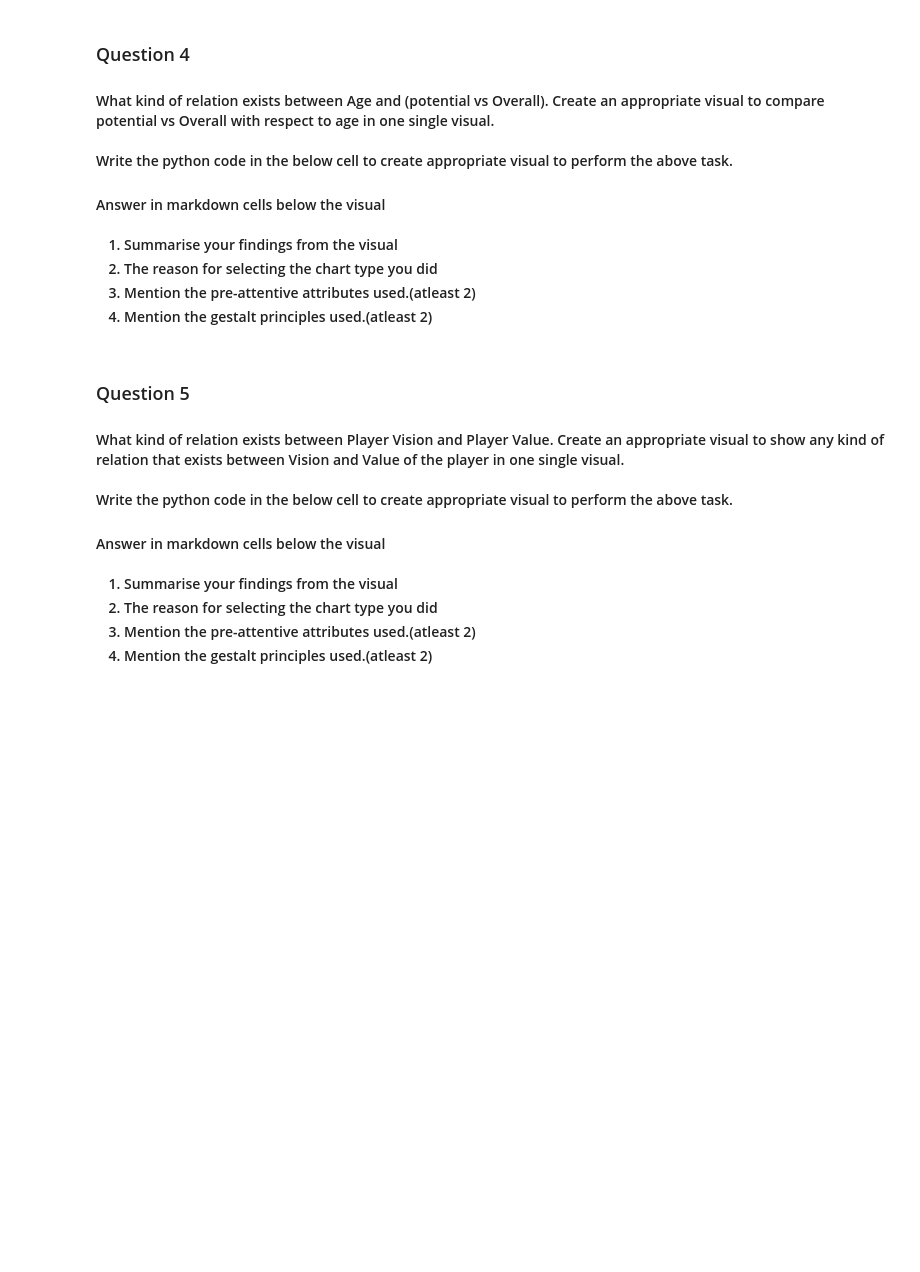
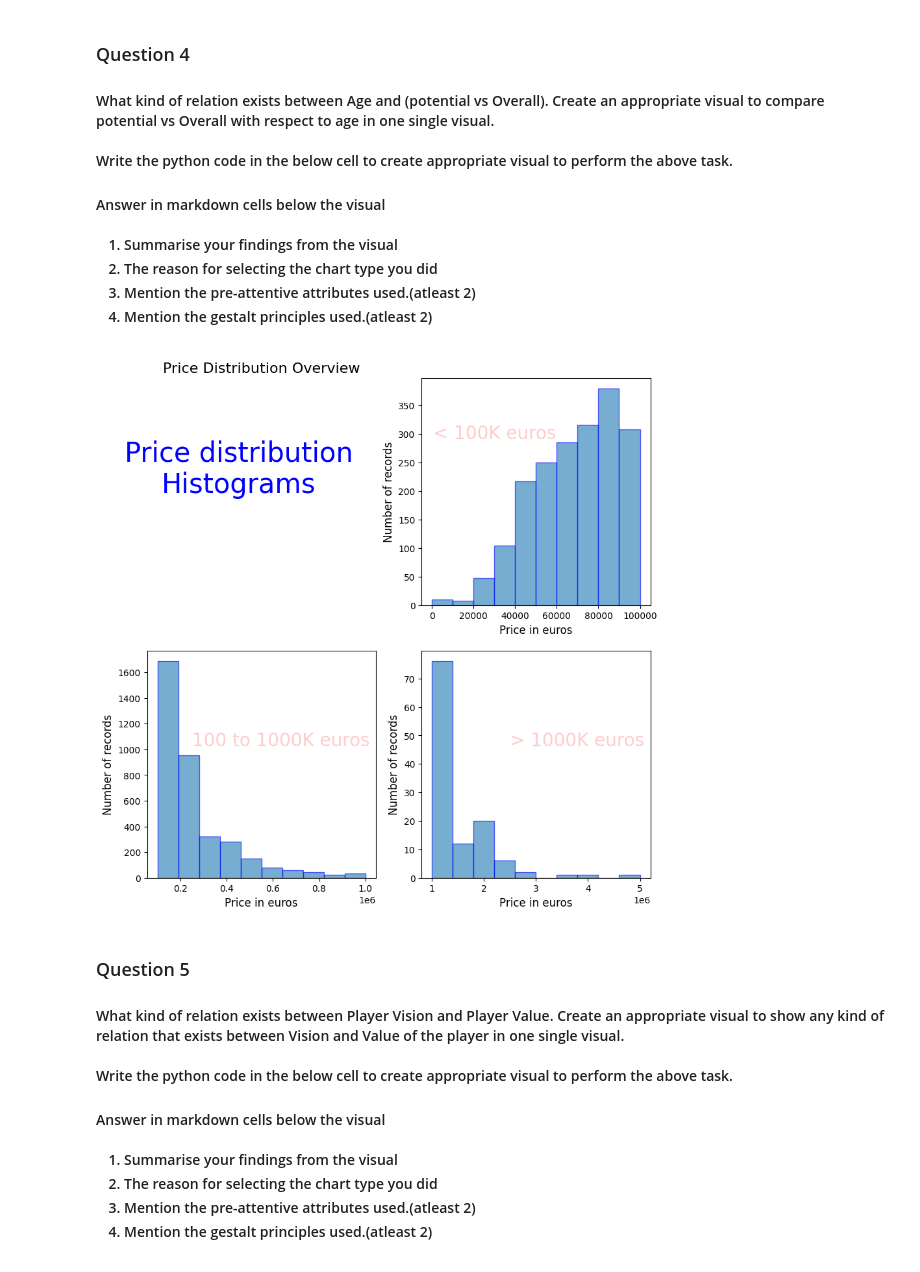
Before and after one commit to HarshaK1997/SEM2-DV, a Jupyter notebook: Part2/dvi-Python-ps1.ipynb, the cells around one changed output. Drawn from its saved outputs; the diff is of its cells as text; code cells hidden in the pictures; blank space fills up the shorter version.

```diff
--- a/Part2/dvi-Python-ps1.ipynb
+++ b/Part2/dvi-Python-ps1.ipynb
@@ -731,6 +749,80 @@ Write the python code in the below cell to create appropriate visual to perform
     <li>Mention the pre-attentive attributes used.(atleast 2)</li>
     <li>Mention the gestalt principles used.(atleast 2)</li>
 </ol>
+# %%
+# Histogram:
+
+fig = plt.figure(figsize=(10, 10))
+
+# Subplot 1
+ax0 = fig.add_subplot(221)
+ax0.set_title('Price Distribution Overview', fontsize=16)
+
+ax0.text(0.4, 0.6, 'Price distribution Histograms',
+         fontsize=30,
+         color='blue',
+         ha='center',
+         va='center',
+         wrap=True,
+         alpha=1)
+# Remove borders
+for spine in ax0.spines.values():
+    spine.set_visible(False)
+# Remove x and y ticks
+ax0.set_xticks([])
+ax0.set_yticks([])
+
+# Subplot 2
+ax1 = fig.add_subplot(222)
+ax1.hist(df['price_eur'],
+         edgecolor='blue',
+         bins=10,
+         range=(0, 100000),
+         alpha=0.6)
+ax1.text(30000, 300, '< 100K euros',
+         fontsize=20,
+         color='red',
+         ha='center',
+         va='center',
+         alpha=0.2)
+ax1.set_xlabel('Price in euros', size=12)
+ax1.set_ylabel('Number of records', size=12)
+
+# Subplot 3
+ax2 = fig.add_subplot(223)
+ax2.hist(df['price_eur'],
+         edgecolor='blue',
+         bins=10,
+         range=(100000, 1000000),
+         alpha=0.6)
+ax2.text(250000, 1000, '100 to 1000K euros',
+         fontsize=20,
+         color='red',
+         ha='left',
+         va='bottom',
+         alpha=0.2)
+ax2.set_xlabel('Price in euros', size=12)
+ax2.set_ylabel('Number of records', size=12)
+
+# Subplot 4
+ax3 = fig.add_subplot(224)
+ax3.hist(df['price_eur'],
+         edgecolor='blue',
+         bins=10,
+         range=(1000000, 5000000),
+         alpha=0.6)
+ax3.text(2500000, 45, '> 1000K euros',
+         fontsize=20,
+         color='red',
+         ha='left',
+         va='bottom',
+         alpha=0.2)
+ax3.set_xlabel('Price in euros', size=12)
+ax3.set_ylabel('Number of records', size=12)
+
+plt.show()
+# %% [output]
+[figure, added]
 # %% [markdown]
   ### Question 5
 <h4>What kind of relation exists between Player Vision and Player Value. Create an appropriate visual to show any kind of relation that exists between Vision and Value of the player in one single visual.
```
Also changed, not shown: parts of 3 cells of this notebook.
